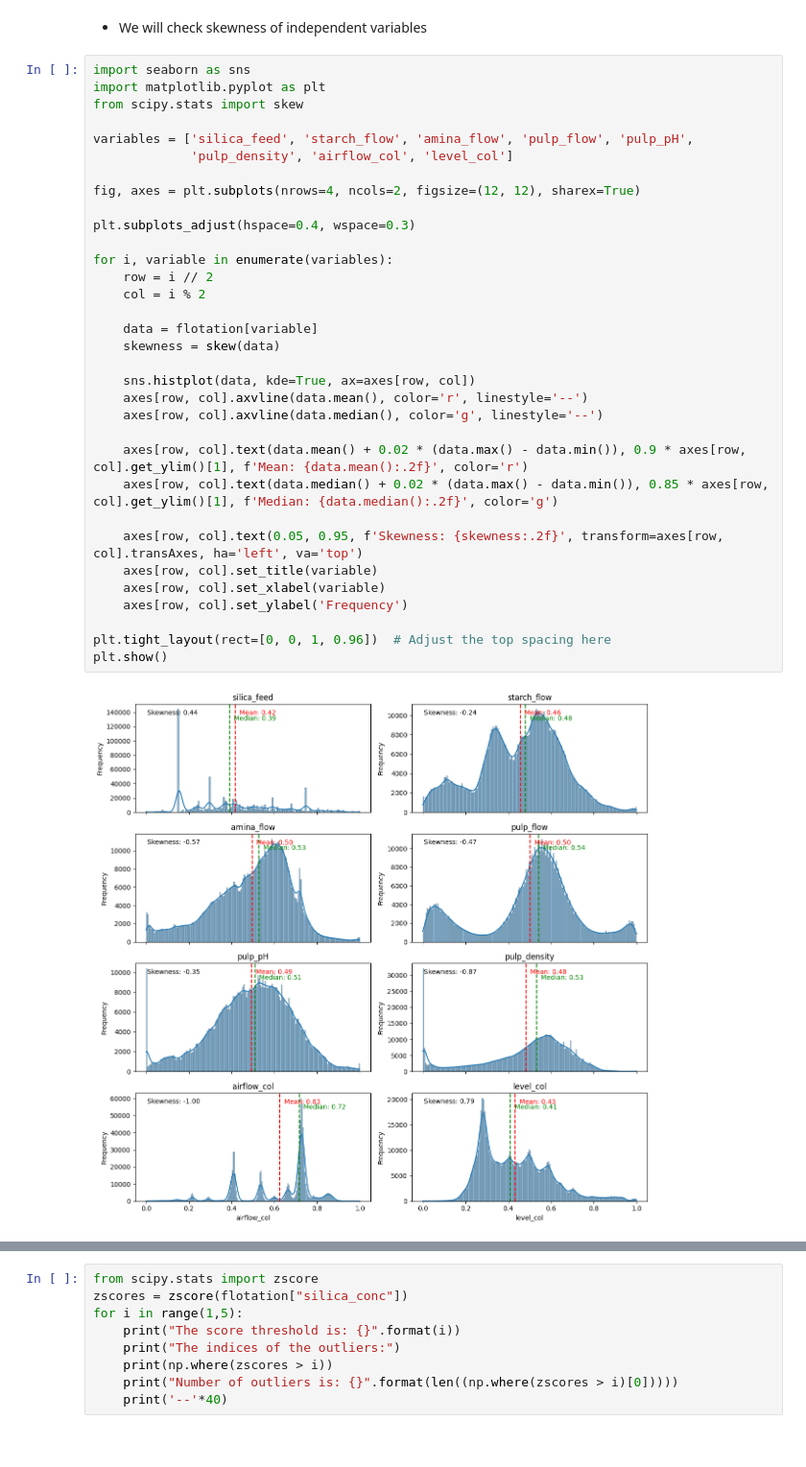
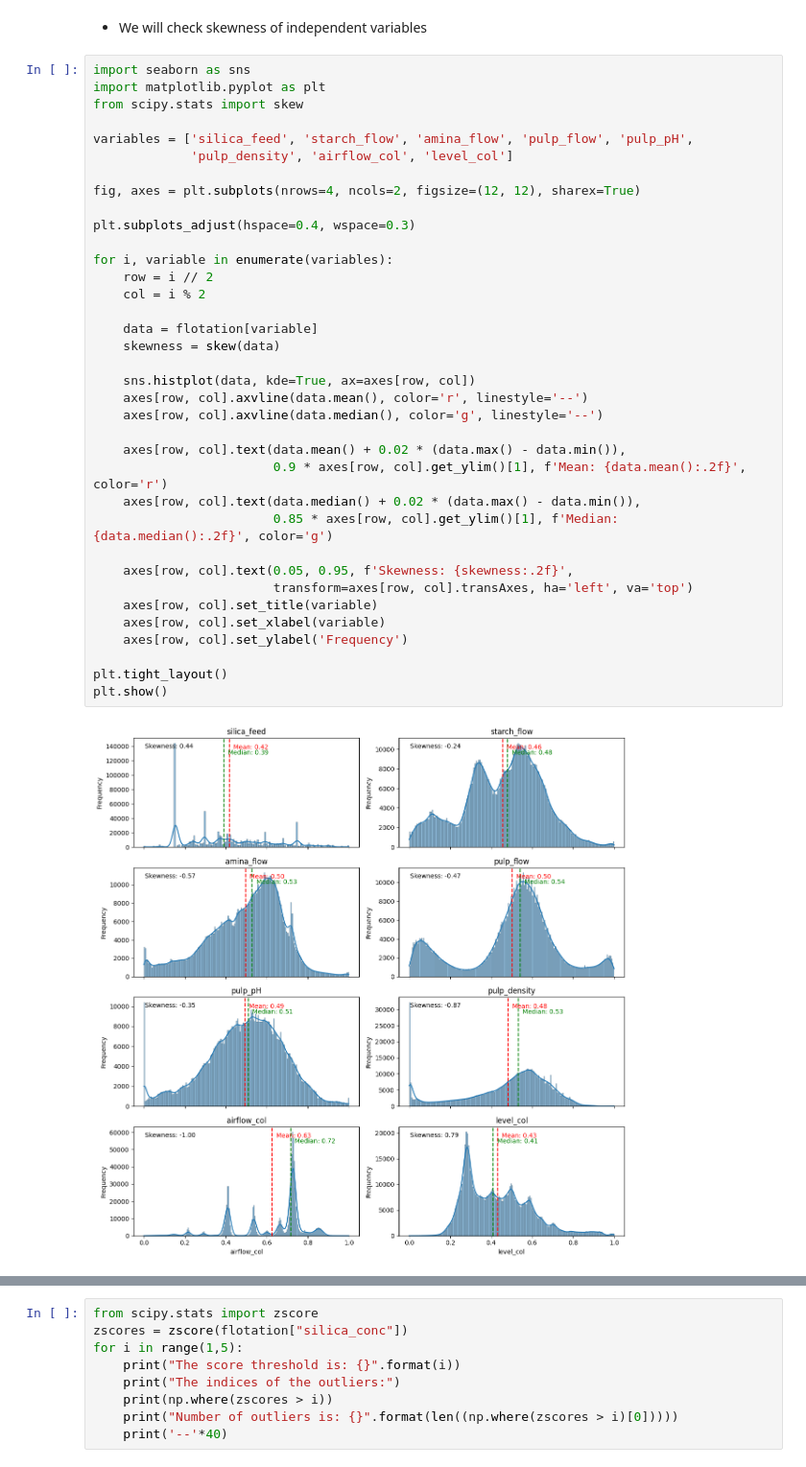
Before and after one commit to ArifAygun/Iron-Ore-Froth-Flotation-Quality-Prediction, a Jupyter notebook: AA_Iron_Ore_Froth_Flotation_Quality_Prediction.ipynb, the cells around one changed output, grey strips where cells are left out. Shown at 96% size. Drawn from its saved outputs; the diff is of its cells as text.

```diff
--- a/AA_Iron_Ore_Froth_Flotation_Quality_Prediction.ipynb
+++ b/AA_Iron_Ore_Froth_Flotation_Quality_Prediction.ipynb
@@ -696,38 +702,41 @@ plt.show()
 # %%
 import seaborn as sns
 import matplotlib.pyplot as plt
 from scipy.stats import skew
 
 variables = ['silica_feed', 'starch_flow', 'amina_flow', 'pulp_flow', 'pulp_pH',
              'pulp_density', 'airflow_col', 'level_col']
 
 fig, axes = plt.subplots(nrows=4, ncols=2, figsize=(12, 12), sharex=True)
 
 plt.subplots_adjust(hspace=0.4, wspace=0.3)
 
 for i, variable in enumerate(variables):
     row = i // 2
     col = i % 2
 
     data = flotation[variable]
     skewness = skew(data)
 
     sns.histplot(data, kde=True, ax=axes[row, col])
     axes[row, col].axvline(data.mean(), color='r', linestyle='--')
     axes[row, col].axvline(data.median(), color='g', linestyle='--')
 
-    axes[row, col].text(data.mean() + 0.02 * (data.max() - data.min()), 0.9 * axes[row, col].get_ylim()[1], f'Mean: {data.mean():.2f}', color='r')
-    axes[row, col].text(data.median() + 0.02 * (data.max() - data.min()), 0.85 * axes[row, col].get_ylim()[1], f'Median: {data.median():.2f}', color='g')
+    axes[row, col].text(data.mean() + 0.02 * (data.max() - data.min()),
+                        0.9 * axes[row, col].get_ylim()[1], f'Mean: {data.mean():.2f}', color='r')
+    axes[row, col].text(data.median() + 0.02 * (data.max() - data.min()),
+                        0.85 * axes[row, col].get_ylim()[1], f'Median: {data.median():.2f}', color='g')
 
-    axes[row, col].text(0.05, 0.95, f'Skewness: {skewness:.2f}', transform=axes[row, col].transAxes, ha='left', va='top')
+    axes[row, col].text(0.05, 0.95, f'Skewness: {skewness:.2f}',
+                        transform=axes[row, col].transAxes, ha='left', va='top')
     axes[row, col].set_title(variable)
     axes[row, col].set_xlabel(variable)
     axes[row, col].set_ylabel('Frequency')
 
-plt.tight_layout(rect=[0, 0, 1, 0.96])  # Adjust the top spacing here
+plt.tight_layout()
 plt.show()
 # %% [output]
-[figure, old version]
+[figure, new version]
 # %%
 from scipy.stats import boxcox
 import numpy as np
```
Also changed, not shown: parts of 3 cells of this notebook.
